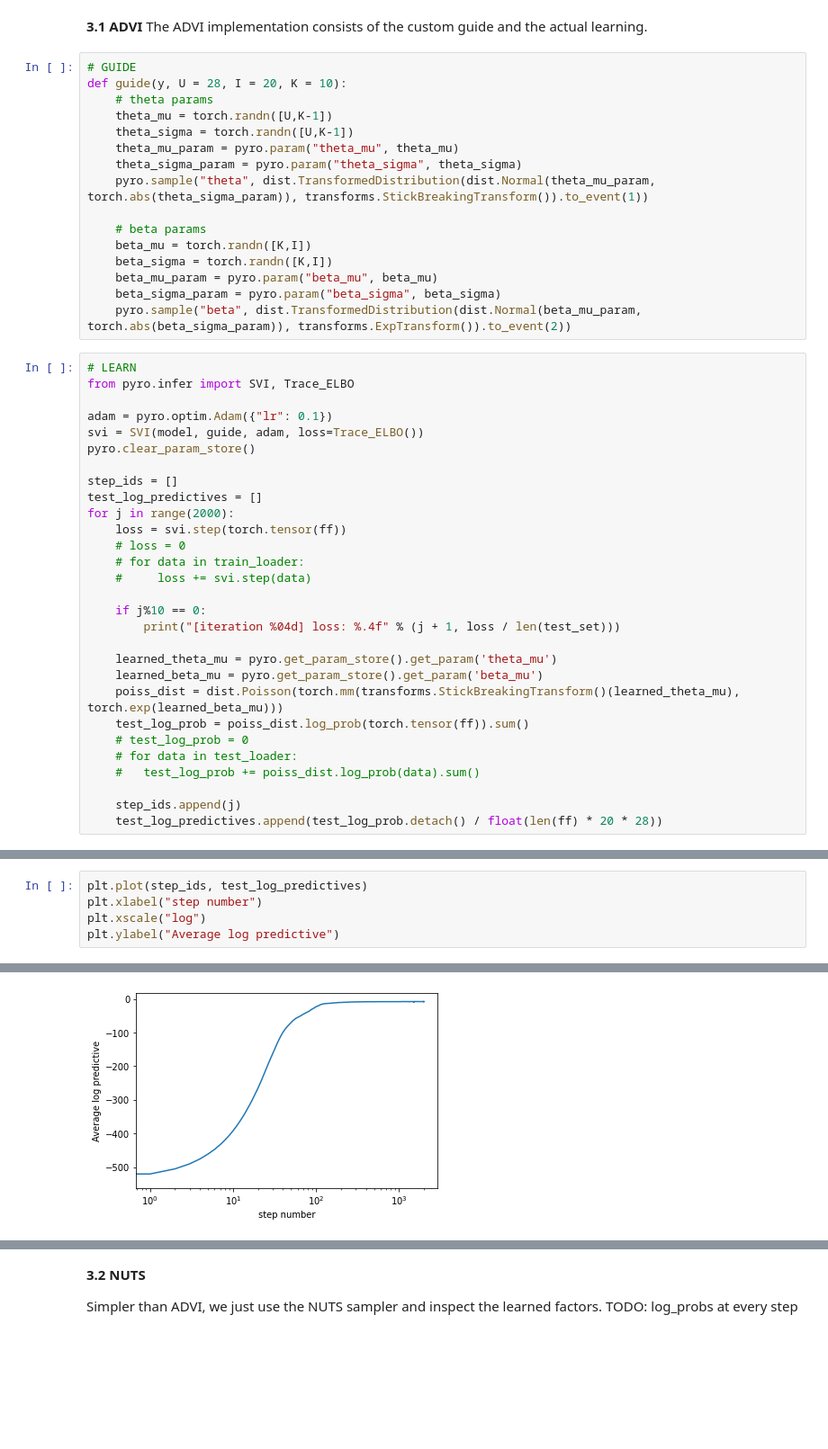
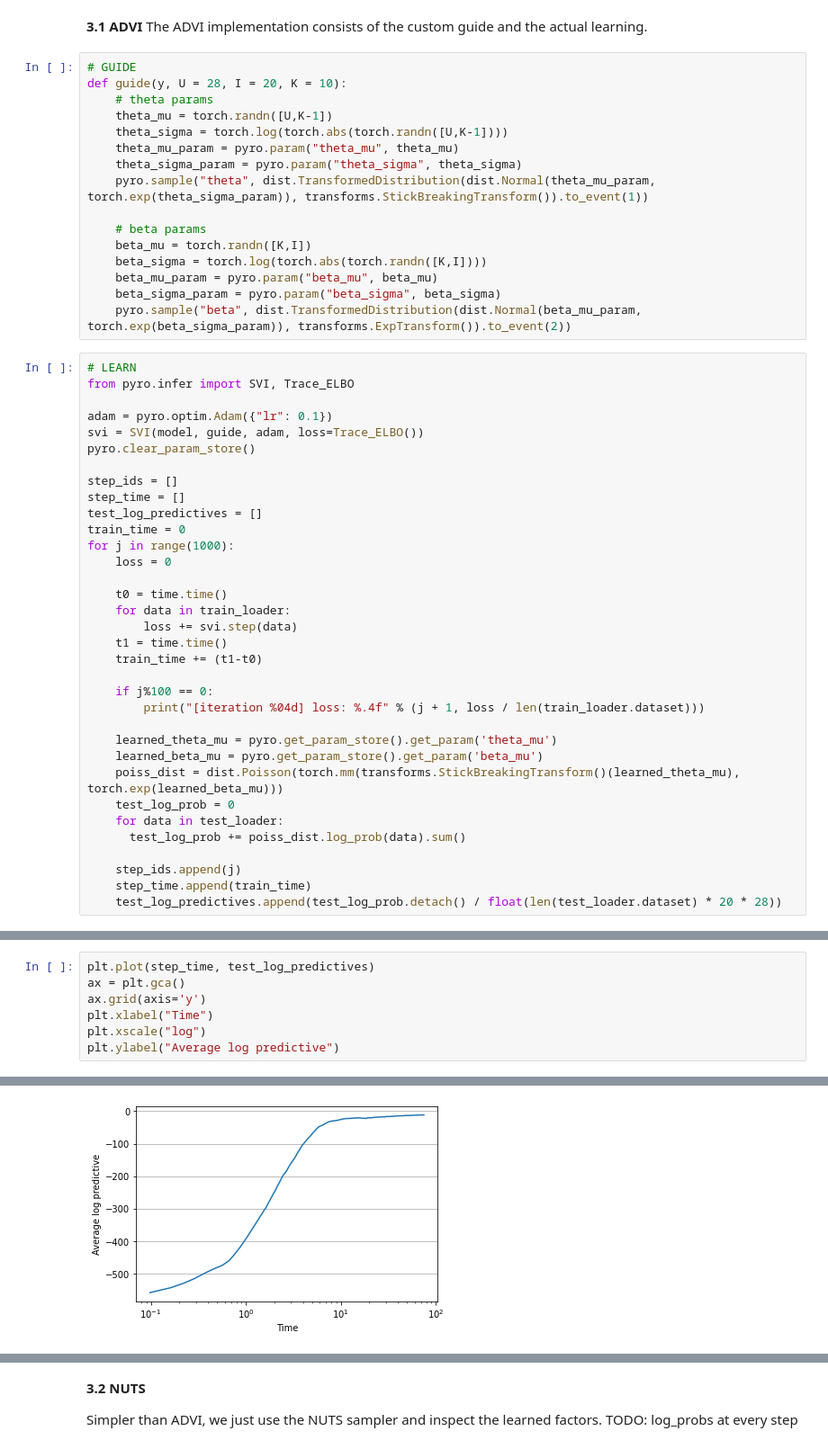
Before and after one commit to lorenzkuhn/advi, a Jupyter notebook: DirichletExponential.ipynb, the cells around one changed output, grey strips where cells are left out. Shown at 90% size. Drawn from its saved outputs; the diff is of its cells as text; blank space fills up the shorter version.

Commit message:
Update DirichletExponential.ipynb
Now with some graphs :)

```diff
--- a/DirichletExponential.ipynb
+++ b/DirichletExponential.ipynb
@@ -134,17 +133,17 @@ The ADVI implementation consists of the custom guide and the actual learning.
 def guide(y, U = 28, I = 20, K = 10):
     # theta params
     theta_mu = torch.randn([U,K-1])
-    theta_sigma = torch.randn([U,K-1])
+    theta_sigma = torch.log(torch.abs(torch.randn([U,K-1])))
     theta_mu_param = pyro.param("theta_mu", theta_mu)
     theta_sigma_param = pyro.param("theta_sigma", theta_sigma)
-    pyro.sample("theta", dist.TransformedDistribution(dist.Normal(theta_mu_param, torch.abs(theta_sigma_param)), transforms.StickBreakingTransform()).to_event(1))
+    pyro.sample("theta", dist.TransformedDistribution(dist.Normal(theta_mu_param, torch.exp(theta_sigma_param)), transforms.StickBreakingTransform()).to_event(1))
 
     # beta params
     beta_mu = torch.randn([K,I])
-    beta_sigma = torch.randn([K,I])
+    beta_sigma = torch.log(torch.abs(torch.randn([K,I])))
     beta_mu_param = pyro.param("beta_mu", beta_mu)
     beta_sigma_param = pyro.param("beta_sigma", beta_sigma)
-    pyro.sample("beta", dist.TransformedDistribution(dist.Normal(beta_mu_param, torch.abs(beta_sigma_param)), transforms.ExpTransform()).to_event(2))
+    pyro.sample("beta", dist.TransformedDistribution(dist.Normal(beta_mu_param, torch.exp(beta_sigma_param)), transforms.ExpTransform()).to_event(2))
 # %%
 # LEARN
 from pyro.infer import SVI, Trace_ELBO
@@ -154,24 +153,29 @@ svi = SVI(model, guide, adam, loss=Trace_ELBO())
 pyro.clear_param_store()
 
 step_ids = []
+step_time = []
 test_log_predictives = []
-for j in range(2000):
-    loss = svi.step(torch.tensor(ff))
-    # loss = 0
-    # for data in train_loader:
-    #     loss += svi.step(data)
+train_time = 0
+for j in range(1000):
+    loss = 0
 
-    if j%10 == 0:
-        print("[iteration %04d] loss: %.4f" % (j + 1, loss / len(test_set)))
+    t0 = time.time()
+    for data in train_loader:
+        loss += svi.step(data)
+    t1 = time.time()
+    train_time += (t1-t0)
+
+    if j%100 == 0:
+        print("[iteration %04d] loss: %.4f" % (j + 1, loss / len(train_loader.dataset)))
 
     learned_theta_mu = pyro.get_param_store().get_param('theta_mu')
     learned_beta_mu = pyro.get_param_store().get_param('beta_mu')
     poiss_dist = dist.Poisson(torch.mm(transforms.StickBreakingTransform()(learned_theta_mu), torch.exp(learned_beta_mu)))
-    test_log_prob = poiss_dist.log_prob(torch.tensor(ff)).sum()
-    # test_log_prob = 0
-    # for data in test_loader:
-    #   test_log_prob += poiss_dist.log_prob(data).sum()
+    test_log_prob = 0
+    for data in test_loader:
+      test_log_prob += poiss_dist.log_prob(data).sum()
 
     step_ids.append(j)
-    test_log_predictives.append(test_log_prob.detach() / float(len(ff) * 20 * 28))
+    step_time.append(train_time)
+    test_log_predictives.append(test_log_prob.detach() / float(len(test_loader.dataset) * 20 * 28))
 # %% [output]
@@ -195,11 +192,13 @@ for j in range(2000):
 # %%
-plt.plot(step_ids, test_log_predictives)
-plt.xlabel("step number")
+plt.plot(step_time, test_log_predictives)
+ax = plt.gca()
+ax.grid(axis='y')
+plt.xlabel("Time")
 plt.xscale("log")
 plt.ylabel("Average log predictive")
 # %% [output]
 Text(0, 0.5, 'Average log predictive')
-[figure, old version]
+[figure, new version]
 # %%
 # reconstruct factor pictures
 for name, value in pyro.get_param_store().items():
```
Also changed, not shown: parts of 10 cells of this notebook.
